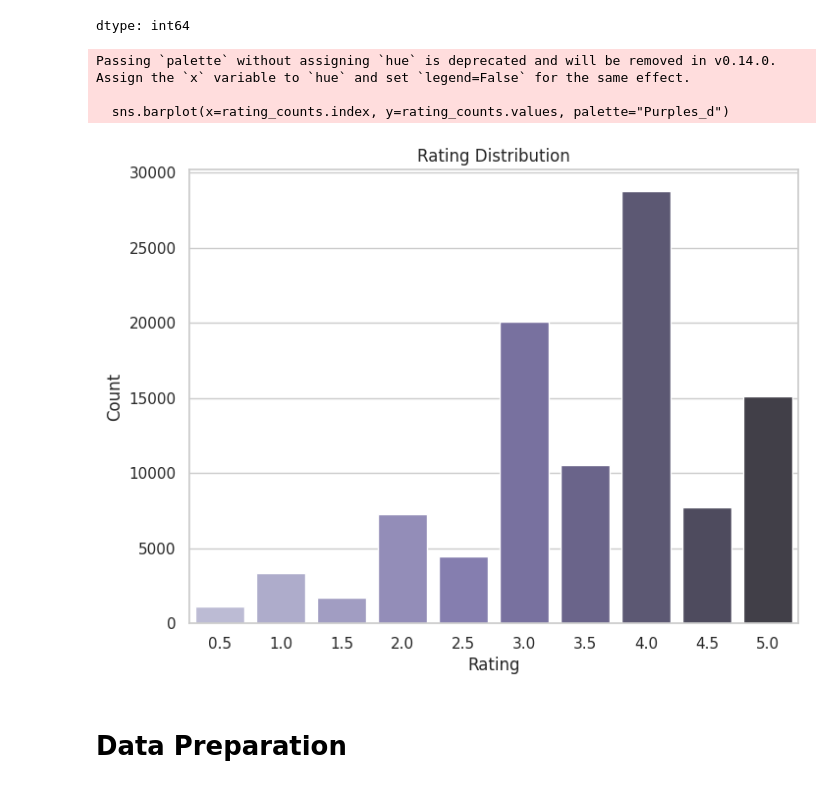
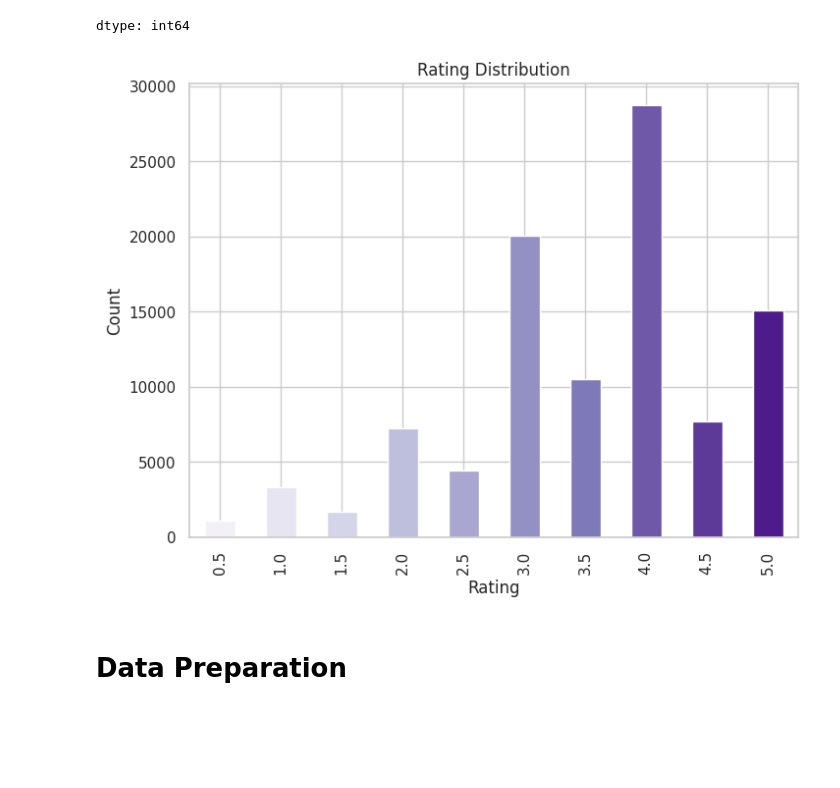
Before and after one commit to LuqmanXHakim/system-recommendation-movies, a Jupyter notebook: sistem_rekomendasi_movie.ipynb, the cells around one changed output. Drawn from its saved outputs; the diff is of its cells as text; code cells hidden in the pictures; blank space fills up the shorter version.

```diff
--- a/sistem_rekomendasi_movie.ipynb
+++ b/sistem_rekomendasi_movie.ipynb
@@ -224,17 +221,22 @@ movies.head()
 | 3 | 4 | [Comedy, Drama, Romance] | Waiting to Exhale | 1995 |
 | 4 | 5 | [Comedy] | Father of the Bride Part II | 1995 |
 # %%
-# Visualisasi jumlah film untuk setiap genre
-movies2 = movies.explode('genres')
+# Menghitung jumlah film per genre
+movies2 = movies.copy()
+movies2 = movies2.explode('genres')
 
-genre_counts = movies2['genres'].value_counts()
+genre_counts = movies2['genres'].value_counts().reset_index()
+genre_counts.columns = ['Genre', 'Count']
 
-sns.set_style("whitegrid")
+# Visualisasi dengan palet dan gaya yang berbeda
+plt.style.use('ggplot')
 plt.figure(figsize=(12, 6))
-sns.barplot(x=genre_counts.index, y=genre_counts.values, palette="Blues_d")
-plt.xlabel('Genres')
-plt.ylabel('Counts')
-plt.title('Genre Distribution')
+colors = sns.color_palette("Set2", len(genre_counts))
+
+plt.bar(genre_counts['Genre'], genre_counts['Count'], color=colors)
+plt.xlabel('Genre')
+plt.ylabel('Jumlah')
+plt.title('Distribusi Genre Film')
 plt.xticks(rotation=90)
 plt.tight_layout()
 plt.show()
@@ -351,24 +350,13 @@ ratings['rating'].value_counts().sort_index(ascending=True)
 dtype: int64
 # %%
 rating_counts = ratings['rating'].value_counts().sort_index(ascending=True)
-
-sns.set(style="whitegrid")
-custom_palette = sns.color_palette("Purples", n_colors=len(rating_counts))
-
-plt.figure(figsize=(8, 6))
-sns.barplot(x=rating_counts.index, y=rating_counts.values, palette="Purples_d")
-
+rating_counts.plot(kind='bar', figsize=(8, 6), color=sns.color_palette("Purples", n_colors=len(rating_counts)))
 plt.xlabel('Rating')
 plt.ylabel('Count')
-
 plt.title('Rating Distribution')
-
 plt.show()
 # %% [output]
-Passing `palette` without assigning `hue` is deprecated and will be removed in v0.14.0. Assign the `x` variable to `hue` and set `legend=False` for the same effect.
-
-  sns.barplot(x=rating_counts.index, y=rating_counts.values, palette="Purples_d")
-[figure, old version]
+[figure, new version]
 # %% [markdown]
 # Data Preparation
 # %%
```
Also changed, not shown: parts of 15 cells of this notebook, 1 other file.
